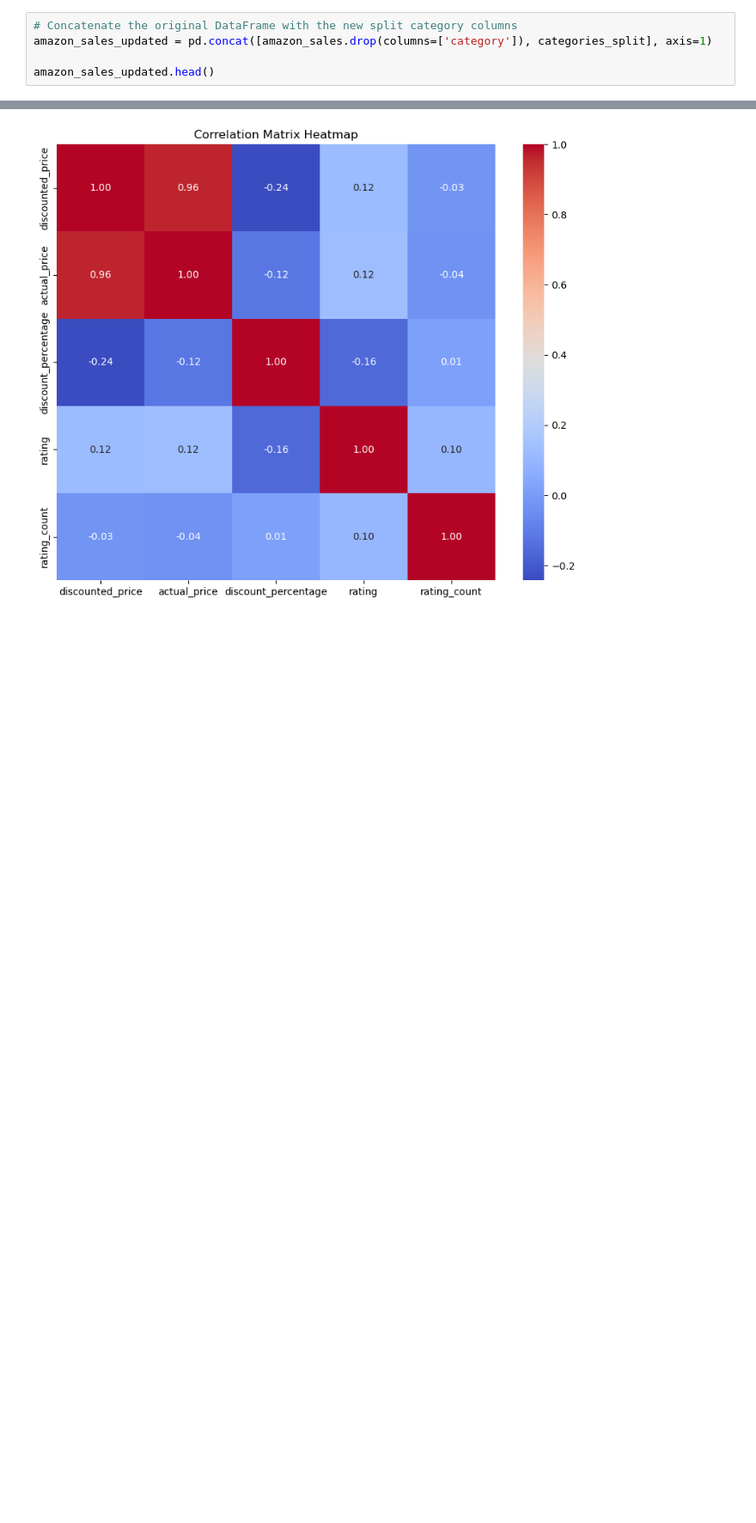
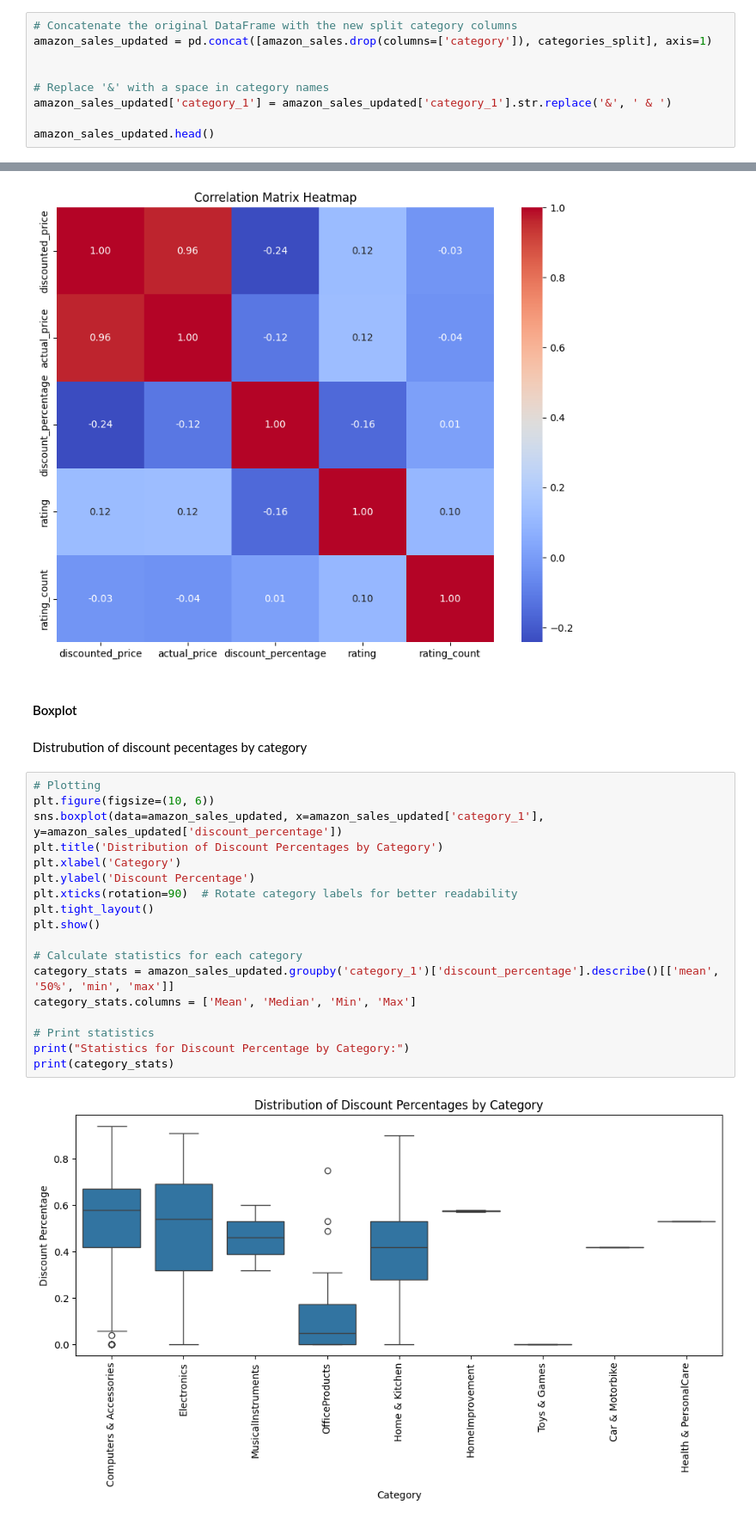
Before and after one commit to krittika2101/SC1015--Amazon-Sales-Recommendation-System, a Jupyter notebook: Amazon_Sales_Recommendation_System.ipynb, the cells around one changed output, grey strips where cells are left out. Shown: that part at 86% size. Cells and saved outputs as stored; diff of their text form; blank space fills up the shorter version.

```diff
--- a/Amazon_Sales_Recommendation_System.ipynb
+++ b/Amazon_Sales_Recommendation_System.ipynb
@@ -251,6 +250,10 @@ categories_split
 # Concatenate the original DataFrame with the new split category columns
 amazon_sales_updated = pd.concat([amazon_sales.drop(columns=['category']), categories_split], axis=1)
 
+
+# Replace '&' with a space in category names
+amazon_sales_updated['category_1'] = amazon_sales_updated['category_1'].str.replace('&', ' & ')
+
 amazon_sales_updated.head()
 # %% [output]
 |  | product_id | product_name | discounted_price | actual_price | discount_percentage | rating | rating_count | ... |
@@ -298,3 +303,27 @@ plt.title('Correlation Matrix Heatmap')
 plt.show()
 # %% [output]
 [figure]
+# %% [markdown]
+#### Boxplot
+# %% [markdown]
+Distrubution of discount pecentages by category <br>
+# %%
+# Plotting
+plt.figure(figsize=(10, 6))
+sns.boxplot(data=amazon_sales_updated, x=amazon_sales_updated['category_1'], y=amazon_sales_updated['discount_percentage'])
+plt.title('Distribution of Discount Percentages by Category')
+plt.xlabel('Category')
+plt.ylabel('Discount Percentage')
+plt.xticks(rotation=90)  # Rotate category labels for better readability
+plt.tight_layout()
+plt.show()
+
+# Calculate statistics for each category
+category_stats = amazon_sales_updated.groupby('category_1')['discount_percentage'].describe()[['mean', '50%', 'min', 'max']]
+category_stats.columns = ['Mean', 'Median', 'Min', 'Max']
+
+# Print statistics
+print("Statistics for Discount Percentage by Category:")
+print(category_stats)
+# %% [output]
+[figure, added]
```
Also changed, not shown: parts of 10 cells of this notebook.
